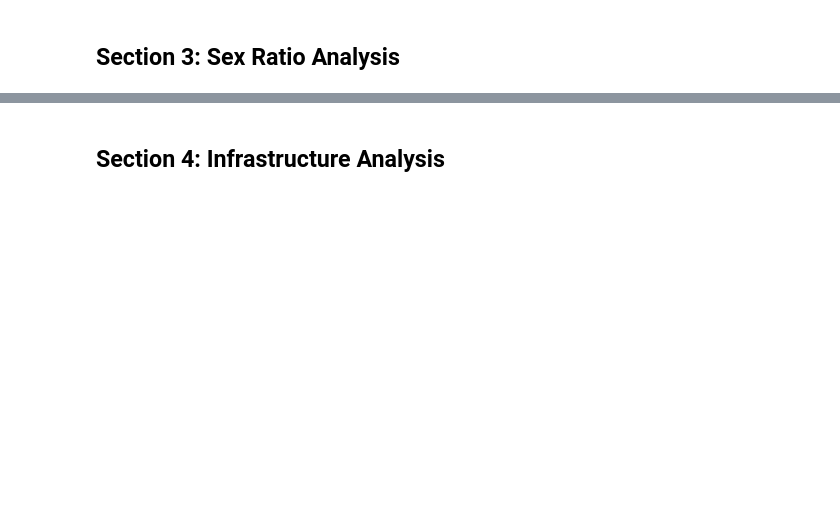
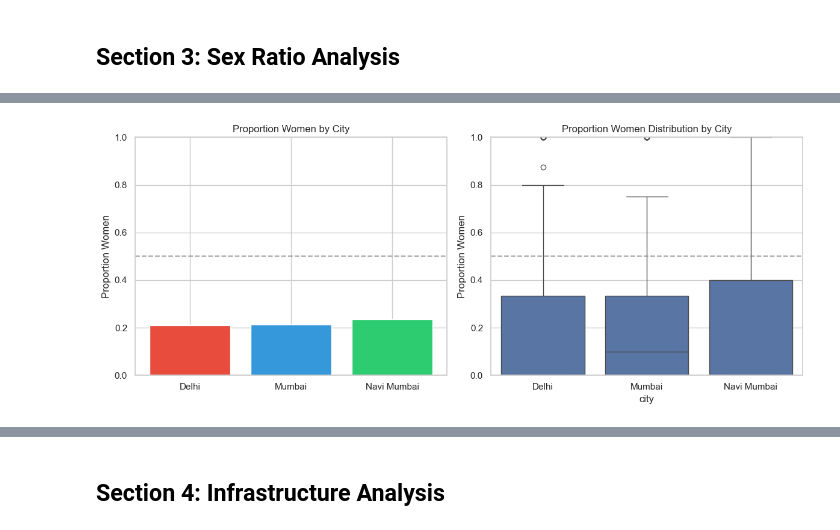
Before and after one commit to geosensing/missing_women_gsview, a Jupyter notebook: notebooks/analysis.ipynb, the cells around one changed output, grey strips where cells are left out. Cells and saved outputs as stored; diff of their text form; code cells hidden in the pictures; blank space fills up the shorter version.

Commit message:
v.2 with newer data and better NA handling

```diff
--- a/notebooks/analysis.ipynb
+++ b/notebooks/analysis.ipynb
@@ -24,7 +24,7 @@ LABELSTUDIO_DIR = Path("..") / "labelstudio"
 OUTPUT_DIR = DATA_DIR / "analysis"
 OUTPUT_DIR.mkdir(exist_ok=True)
 
-ls_files = list(LABELSTUDIO_DIR.glob("google_hires_export_228611_*.json"))
+ls_files = list(LABELSTUDIO_DIR.glob("*_v2.json"))
 print(f"Found {len(ls_files)} Label Studio export file(s)")
 
 with open(ls_files[0]) as f:
@@ -51,15 +54,15 @@ def parse_taxonomy_value(result_list: list, field_name: str) -> str:
 
 
 def convert_count_to_numeric(val: str) -> float:
-    """Convert count string to numeric. Returns midpoint for '>10'."""
+    """Convert count string to numeric. NA means 0 per annotation protocol."""
     if val is None:
-        return None
+        return 0.0
     if val == ">10":
         return 15.0
     try:
         return float(val)
     except ValueError:
-        return None
+        return 0.0
 # %%
 FIELDS = [
     "women_count",
@@ -130,10 +158,11 @@ df["men_count_num"] = df["men_count"].apply(convert_count_to_numeric)
 df["women_twowheeler_num"] = df["women_twowheeler"].apply(convert_count_to_numeric)
 df["men_twowheeler_num"] = df["men_twowheeler"].apply(convert_count_to_numeric)
 
-df["total_people"] = df["women_count_num"].fillna(0) + df["men_count_num"].fillna(0)
-df["sex_ratio"] = df.apply(
-    lambda r: r["women_count_num"] / r["men_count_num"]
-    if pd.notna(r["men_count_num"]) and r["men_count_num"] > 0
+df["total_people"] = df["women_count_num"] + df["men_count_num"]
+
+df["prop_women"] = df.apply(
+    lambda r: r["women_count_num"] / r["total_people"]
+    if r["total_people"] > 0
     else None,
     axis=1,
 )
@@ -144,4 +173,6 @@ df["capture_month"] = df["capture_date"].str[5:7]
 print(f"Merged dataset: {len(df)} rows")
 print(f"Missing city: {df['city'].isna().sum()}")
 print(f"Missing capture_date: {df['capture_date'].isna().sum()}")
+print(f"Rows with prop_women computed: {df['prop_women'].notna().sum()}")
+print(f"Rows excluded (no people visible): {(df['total_people'] == 0).sum()}")
 df.head()
@@ -205,25 +262,29 @@ city_stats
 # %%
 fig, axes = plt.subplots(1, 2, figsize=(12, 5))
 
 city_order = ["Delhi", "Mumbai", "Navi Mumbai"]
 plot_df = df[df["city"].isin(city_order)].copy()
 
 ax1 = axes[0]
-city_means = plot_df.groupby("city")["sex_ratio"].mean().reindex(city_order)
+city_means = plot_df.groupby("city")["prop_women"].mean().reindex(city_order)
 ax1.bar(city_order, city_means.values, color=["#e74c3c", "#3498db", "#2ecc71"])
-ax1.set_ylabel("Mean Sex Ratio (Women/Men)")
-ax1.set_title("Sex Ratio by City")
-ax1.axhline(y=1.0, color="gray", linestyle="--", alpha=0.7)
+ax1.set_ylabel("Proportion Women")
+ax1.set_title("Proportion Women by City")
+ax1.axhline(y=0.5, color="gray", linestyle="--", alpha=0.7)
+ax1.set_ylim(0, 1)
 
 ax2 = axes[1]
-sns.boxplot(data=plot_df, x="city", y="sex_ratio", order=city_order, ax=ax2)
-ax2.set_ylabel("Sex Ratio (Women/Men)")
-ax2.set_title("Sex Ratio Distribution by City")
-ax2.axhline(y=1.0, color="gray", linestyle="--", alpha=0.7)
+sns.boxplot(data=plot_df, x="city", y="prop_women", order=city_order, ax=ax2)
+ax2.set_ylabel("Proportion Women")
+ax2.set_title("Proportion Women Distribution by City")
+ax2.axhline(y=0.5, color="gray", linestyle="--", alpha=0.7)
+ax2.set_ylim(0, 1)
 
 plt.tight_layout()
 plt.savefig(OUTPUT_DIR / "sex_ratio_by_city.png", dpi=150, bbox_inches="tight")
 plt.show()
+# %% [output]
+[figure, added]
 # %%
 road_stats = (
     df.groupby("osm_type")
```
Also changed, not shown: parts of 24 cells of this notebook, 11 other files.
